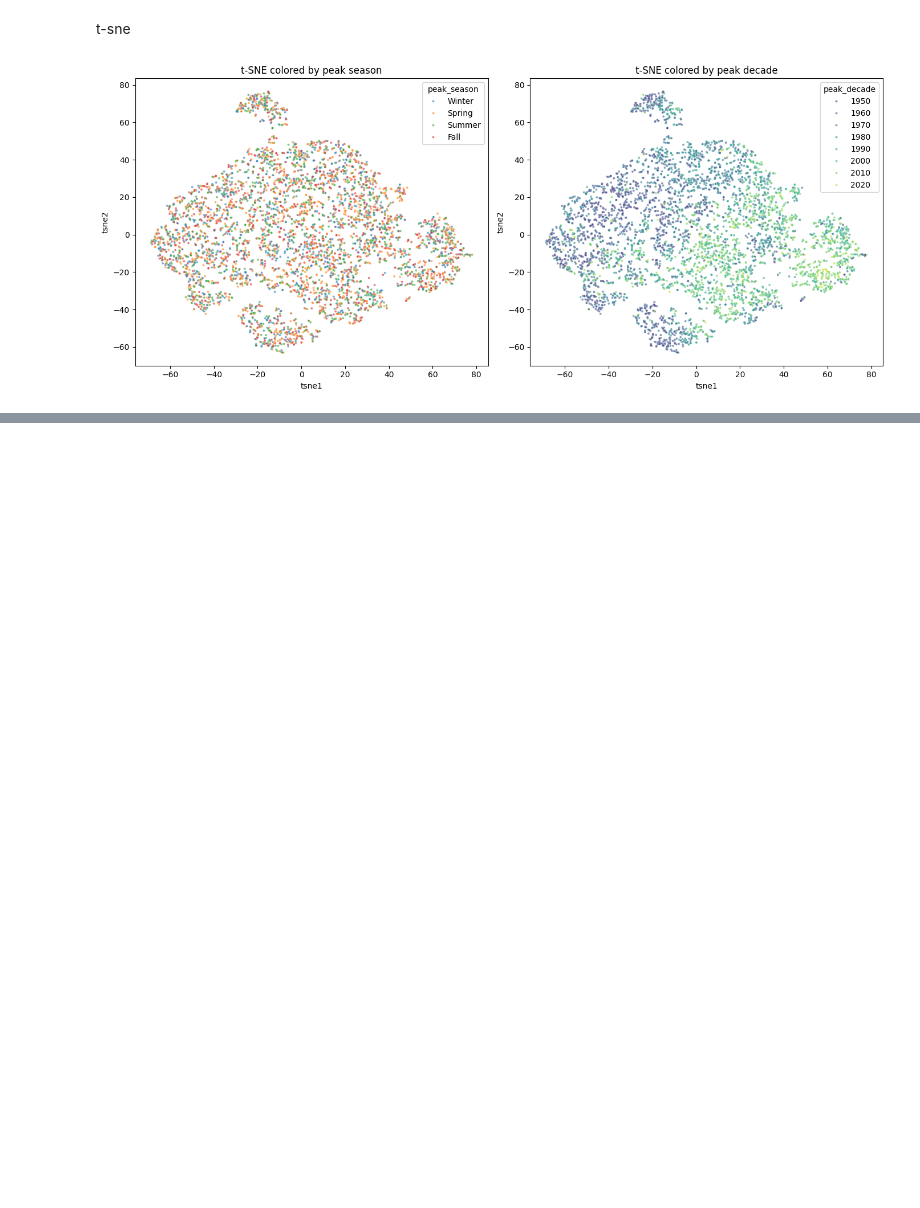
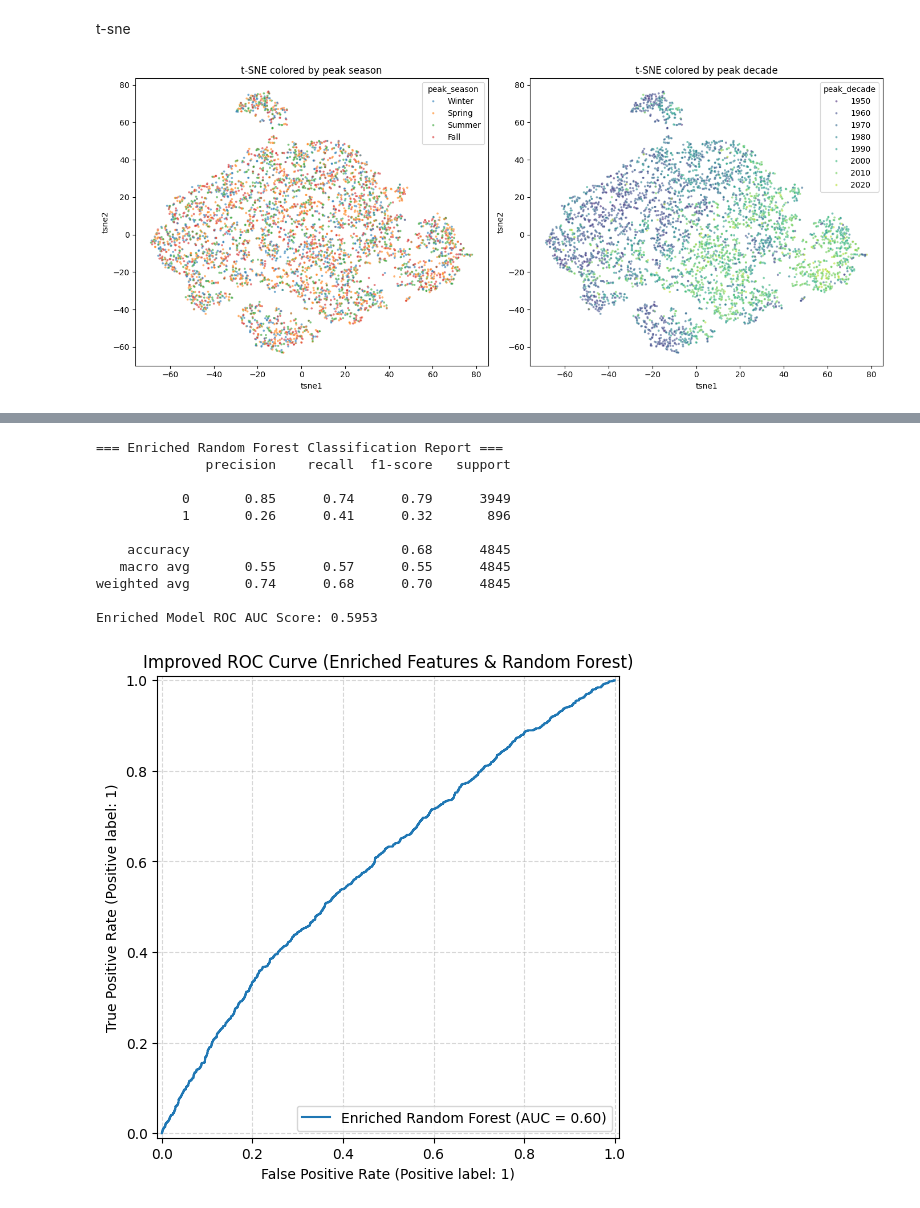
Before and after one commit to ItsRichieJ/ba305_b2, a Jupyter notebook: BA305_Project.ipynb, the cells around one changed output, grey strips where cells are left out. Drawn from its saved outputs; the diff is of its cells as text; code cells hidden in the pictures; blank space fills up the shorter version.

```diff
--- a/BA305_Project.ipynb
+++ b/BA305_Project.ipynb
@@ -333,0 +433,65 @@ plt.tight_layout(); plt.show()
+# %%
+from sklearn.ensemble import RandomForestClassifier
+
+# --- 1. Feature Engineering: Artist's Historical Track Record ---
+# Sort by peak_week so we can compute historical statistics without lookahead bias
+model_df = model_df.sort_values('peak_week').reset_index(drop=True)
+
+# Compute cumulative number of previous top 10 hits for each performer
+model_df['is_top_10'] = (model_df['peak'] <= 10).astype(int)
+model_df['prev_top_10_hits'] = (
+    model_df.groupby('performer')['is_top_10']
+    .shift(1)          # Shift by 1 to exclude current song
+    .fillna(0)
+    .groupby(model_df['performer'])
+    .cumsum()
+)
+
+# --- 2. Update Feature Matrix ---
+# Combine our engineered feature with the core audio features
+enriched_feats = pca_feats + ['prev_top_10_hits']
+X_enriched = model_df[enriched_feats]
+y_enriched = model_df['is_top_10']
+
+# --- 3. Stratified Split ---
+X_train_e, X_test_e, y_train_e, y_test_e = train_test_split(
+    X_enriched, y_enriched, test_size=0.2, stratify=y_enriched, random_state=42
+)
+
+# --- 4. Train Random Forest with Class Balancing ---
+rf_clf = RandomForestClassifier(
+    n_estimators=200,
+    max_depth=8,
+    class_weight='balanced',
+    random_state=42,
+    n_jobs=-1
+)
+rf_clf.fit(X_train_e, y_train_e)
+
+# --- 5. Evaluate Predictions ---
+y_pred_rf = rf_clf.predict(X_test_e)
+y_pred_proba_rf = rf_clf.predict_proba(X_test_e)[:, 1]
+
+print("=== Enriched Random Forest Classification Report ===")
+print(classification_report(y_test_e, y_pred_rf))
+print(f"Enriched Model ROC AUC Score: {roc_auc_score(y_test_e, y_pred_proba_rf):.4f}")
+
+# Plot the comparison of ROC Curves
+fig, ax = plt.subplots(figsize=(8, 6))
+RocCurveDisplay.from_estimator(rf_clf, X_test_e, y_test_e, ax=ax, name="Enriched Random Forest")
+plt.title("Improved ROC Curve (Enriched Features & Random Forest)")
+plt.grid(True, linestyle='--', alpha=0.5)
+plt.show()
+# %% [output]
+=== Enriched Random Forest Classification Report ===
+              precision    recall  f1-score   support
+
+           0       0.85      0.74      0.79      3949
+           1       0.26      0.41      0.32       896
+
+    accuracy                           0.68      4845
+   macro avg       0.55      0.57      0.55      4845
+weighted avg       0.74      0.68      0.70      4845
+
+Enriched Model ROC AUC Score: 0.5953
+[figure, added]
```
Also changed, not shown: parts of 13 cells of this notebook.
